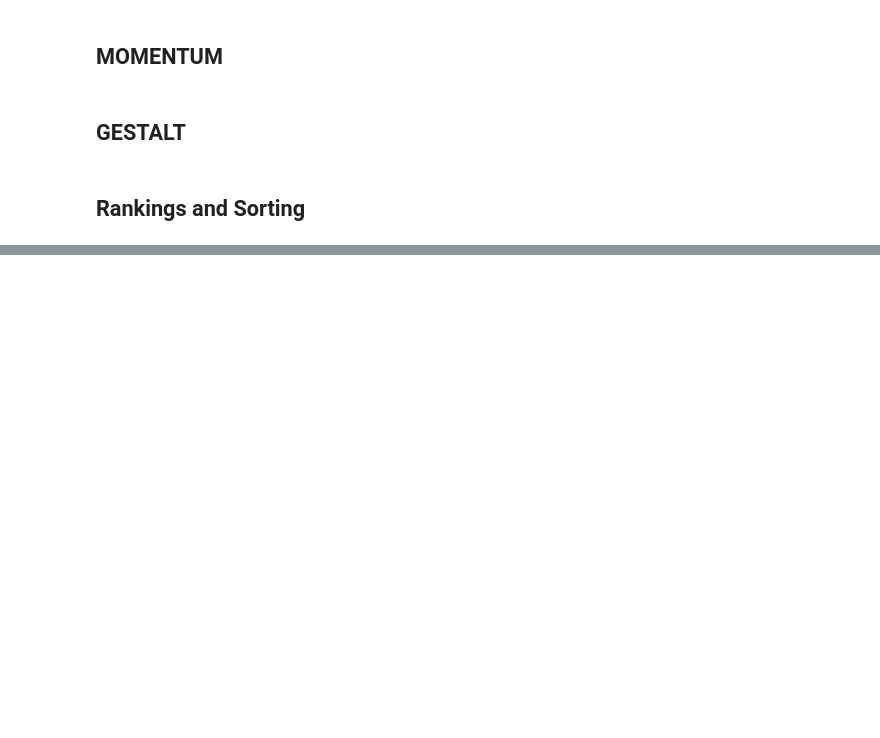
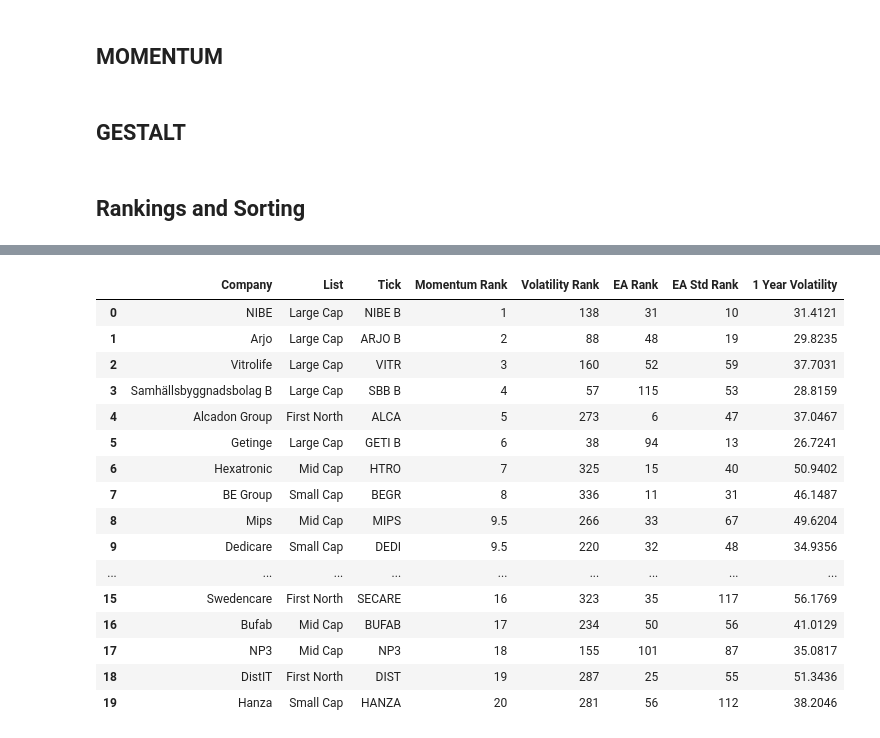
Before and after one commit to webclinic017/Portfolio_Construction, a Jupyter notebook: Equity_Strategies/Quant_Strategies.ipynb, the cells around one changed output, grey strips where cells are left out. Saved outputs shown, nothing was run; the diff lists cells and outputs as text; code cells hidden in the pictures; blank space fills up the shorter version.

```diff
--- a/Equity_Strategies/Quant_Strategies.ipynb
+++ b/Equity_Strategies/Quant_Strategies.ipynb
@@ -360,0 +403,22 @@ len(sthlm_tmp)
+# %%
+Momentum.index = range(len(Momentum))
+Momentum.style.apply(lambda x: ['background: lightgreen' if x.name in range(10)
+                              else '' for i in x], axis=1)
+# %% [output]
+|  | Company | List | Tick | Momentum Rank | Volatility Rank | EA Rank | EA Std Rank | 1 Year Volatility |
+| 0 | NIBE | Large Cap | NIBE B | 1 | 138 | 31 | 10 | 31.4121 |
+| 1 | Arjo | Large Cap | ARJO B | 2 | 88 | 48 | 19 | 29.8235 |
+| 2 | Vitrolife | Large Cap | VITR | 3 | 160 | 52 | 59 | 37.7031 |
+| 3 | Samhällsbyggnadsbolag B | Large Cap | SBB B | 4 | 57 | 115 | 53 | 28.8159 |
+| 4 | Alcadon Group | First North | ALCA | 5 | 273 | 6 | 47 | 37.0467 |
+| 5 | Getinge | Large Cap | GETI B | 6 | 38 | 94 | 13 | 26.7241 |
+| 6 | Hexatronic | Mid Cap | HTRO | 7 | 325 | 15 | 40 | 50.9402 |
+| 7 | BE Group | Small Cap | BEGR | 8 | 336 | 11 | 31 | 46.1487 |
+| 8 | Mips | Mid Cap | MIPS | 9.5 | 266 | 33 | 67 | 49.6204 |
+| 9 | Dedicare | Small Cap | DEDI | 9.5 | 220 | 32 | 48 | 34.9356 |
+| ... | ... | ... | ... | ... | ... | ... | ... | ... |
+| 15 | Swedencare | First North | SECARE | 16 | 323 | 35 | 117 | 56.1769 |
+| 16 | Bufab | Mid Cap | BUFAB | 17 | 234 | 50 | 56 | 41.0129 |
+| 17 | NP3 | Mid Cap | NP3 | 18 | 155 | 101 | 87 | 35.0817 |
+| 18 | DistIT | First North | DIST | 19 | 287 | 25 | 55 | 51.3436 |
+| 19 | Hanza | Small Cap | HANZA | 20 | 281 | 56 | 112 | 38.2046 |
```
Also changed, not shown: parts of 33 cells of this notebook, 20 other files.
